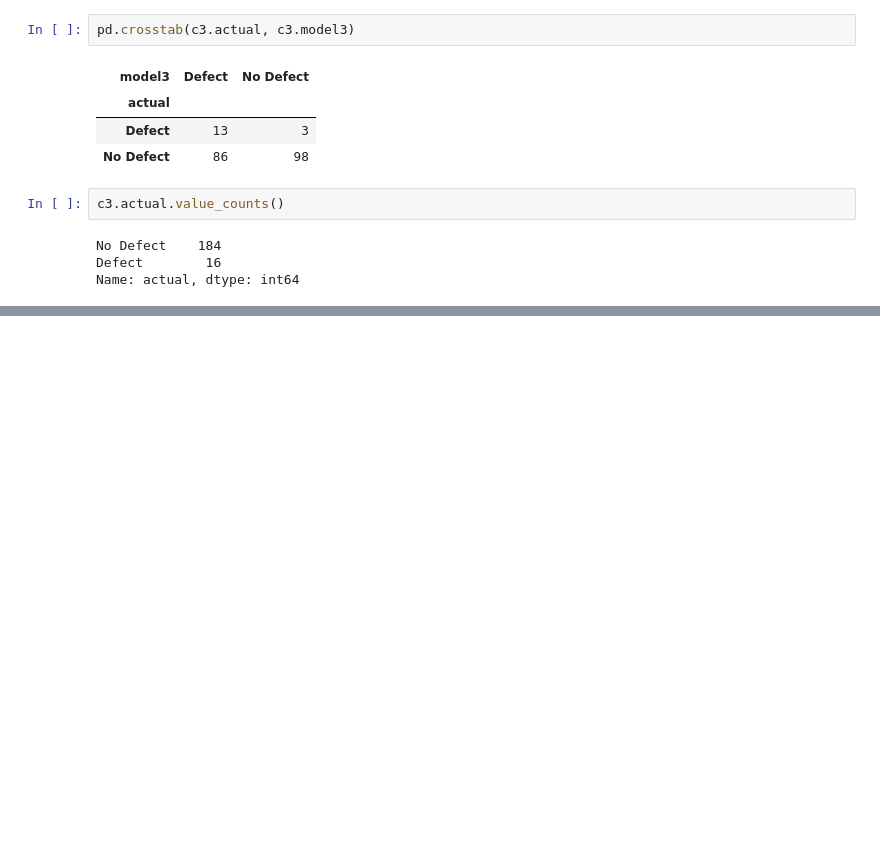
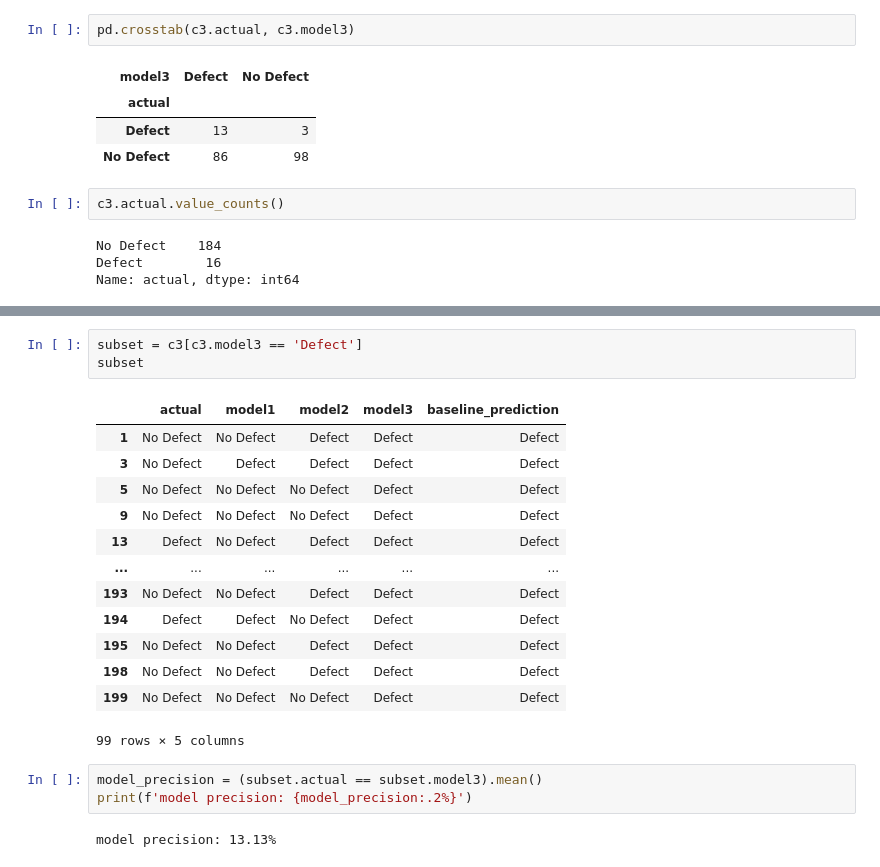
Before and after one commit to DBerchelmann/classification-exercises, a Jupyter notebook: model_evaluation.ipynb, the cells around one changed output, grey strips where cells are left out. Saved outputs shown, nothing was run; the diff lists cells and outputs as text; blank space fills up the shorter version.

```diff
--- a/model_evaluation.ipynb
+++ b/model_evaluation.ipynb
@@ -80,0 +165,22 @@ baseline accuracy: 92.00%
+# %%
+subset = c3[c3.model3 == 'Defect']
+subset
+# %% [output]
+|  | actual | model1 | model2 | model3 | baseline_prediction |
+| 1 | No Defect | No Defect | Defect | Defect | Defect |
+| 3 | No Defect | Defect | Defect | Defect | Defect |
+| 5 | No Defect | No Defect | No Defect | Defect | Defect |
+| 9 | No Defect | No Defect | No Defect | Defect | Defect |
+| 13 | Defect | No Defect | Defect | Defect | Defect |
+| ... | ... | ... | ... | ... | ... |
+| 193 | No Defect | No Defect | Defect | Defect | Defect |
+| 194 | Defect | Defect | No Defect | Defect | Defect |
+| 195 | No Defect | No Defect | Defect | Defect | Defect |
+| 198 | No Defect | No Defect | Defect | Defect | Defect |
+| 199 | No Defect | No Defect | No Defect | Defect | Defect |
+99 rows × 5 columns
+# %%
+model_precision = (subset.actual == subset.model3).mean()
+print(f'model precision: {model_precision:.2%}')
+# %% [output]
+model precision: 13.13%
```
Also changed, not shown: parts of 30 cells of this notebook.
